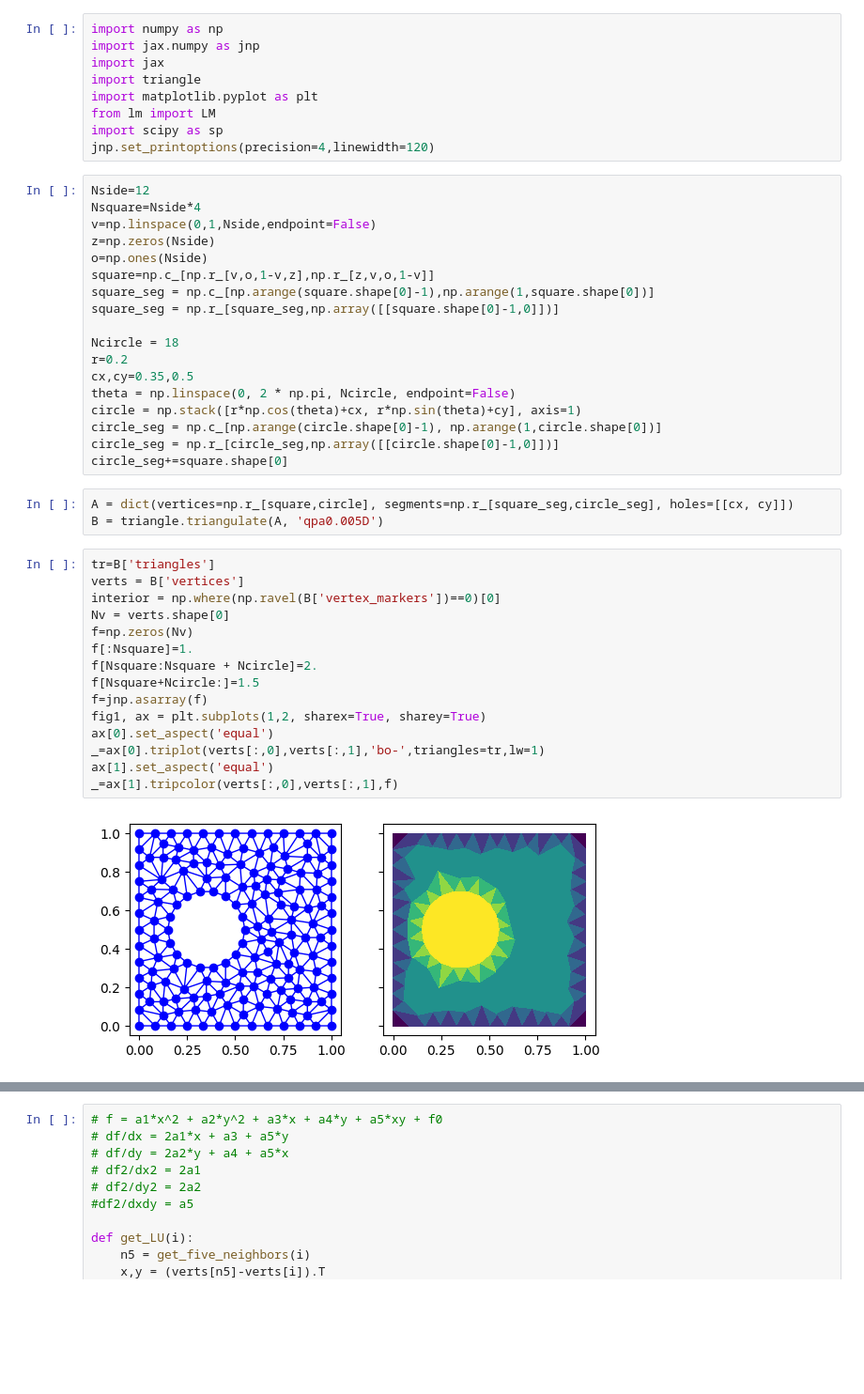
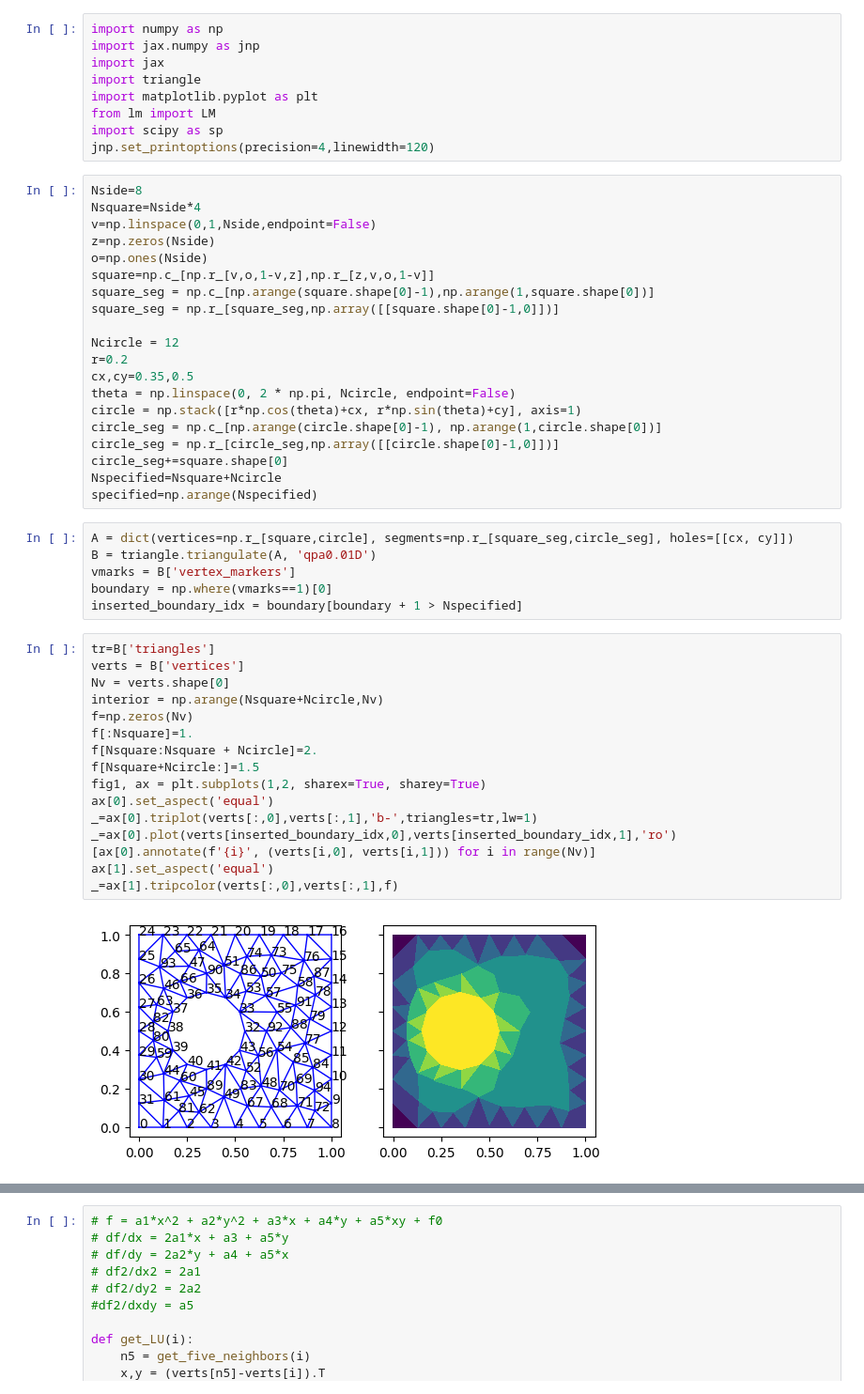
Before and after one commit to chetools/sparseLM, a Jupyter notebook: spareLM/heat_diffusion.ipynb, the cells around one changed output, grey strips where cells are left out. Shown at 94% size. Saved outputs shown, nothing was run; the diff lists cells and outputs as text; blank space fills up the shorter version.

```diff
--- a/spareLM/heat_diffusion.ipynb
+++ b/spareLM/heat_diffusion.ipynb
@@ -8,7 +11,7 @@ from lm import LM
 import scipy as sp
 jnp.set_printoptions(precision=4,linewidth=120)
 # %%
-Nside=12
+Nside=8
 Nsquare=Nside*4
 v=np.linspace(0,1,Nside,endpoint=False)
 z=np.zeros(Nside)
@@ -17,7 +20,7 @@ square=np.c_[np.r_[v,o,1-v,z],np.r_[z,v,o,1-v]]
 square_seg = np.c_[np.arange(square.shape[0]-1),np.arange(1,square.shape[0])]
 square_seg = np.r_[square_seg,np.array([[square.shape[0]-1,0]])]
 
-Ncircle = 18
+Ncircle = 12
 r=0.2
 cx,cy=0.35,0.5
 theta = np.linspace(0, 2 * np.pi, Ncircle, endpoint=False)
@@ -25,26 +28,32 @@ circle = np.stack([r*np.cos(theta)+cx, r*np.sin(theta)+cy], axis=1)
 circle_seg = np.c_[np.arange(circle.shape[0]-1), np.arange(1,circle.shape[0])]
 circle_seg = np.r_[circle_seg,np.array([[circle.shape[0]-1,0]])]
 circle_seg+=square.shape[0]
+Nspecified=Nsquare+Ncircle
+specified=np.arange(Nspecified)
 # %%
 A = dict(vertices=np.r_[square,circle], segments=np.r_[square_seg,circle_seg], holes=[[cx, cy]])
-B = triangle.triangulate(A, 'qpa0.005D')
+B = triangle.triangulate(A, 'qpa0.01D')
+vmarks = B['vertex_markers']
+boundary = np.where(vmarks==1)[0]
+inserted_boundary_idx = boundary[boundary + 1 > Nspecified]
 # %%
 tr=B['triangles']
 verts = B['vertices']
-interior = np.where(np.ravel(B['vertex_markers'])==0)[0]
 Nv = verts.shape[0]
+interior = np.arange(Nsquare+Ncircle,Nv)
 f=np.zeros(Nv)
 f[:Nsquare]=1.
 f[Nsquare:Nsquare + Ncircle]=2.
 f[Nsquare+Ncircle:]=1.5
-f=jnp.asarray(f)
 fig1, ax = plt.subplots(1,2, sharex=True, sharey=True)
 ax[0].set_aspect('equal')
-_=ax[0].triplot(verts[:,0],verts[:,1],'bo-',triangles=tr,lw=1)
+_=ax[0].triplot(verts[:,0],verts[:,1],'b-',triangles=tr,lw=1)
+_=ax[0].plot(verts[inserted_boundary_idx,0],verts[inserted_boundary_idx,1],'ro')
+[ax[0].annotate(f'{i}', (verts[i,0], verts[i,1])) for i in range(Nv)]
 ax[1].set_aspect('equal')
 _=ax[1].tripcolor(verts[:,0],verts[:,1],f)
 # %% [output]
-[figure, old version]
+[figure, new version]
 # %%
 def get_neighbors(i):
     return np.setdiff1d(np.unique(np.ravel(tr[np.where(tr==i)[0]])),i)
```
Also changed, not shown: parts of 8 cells of this notebook, 2 other files.
